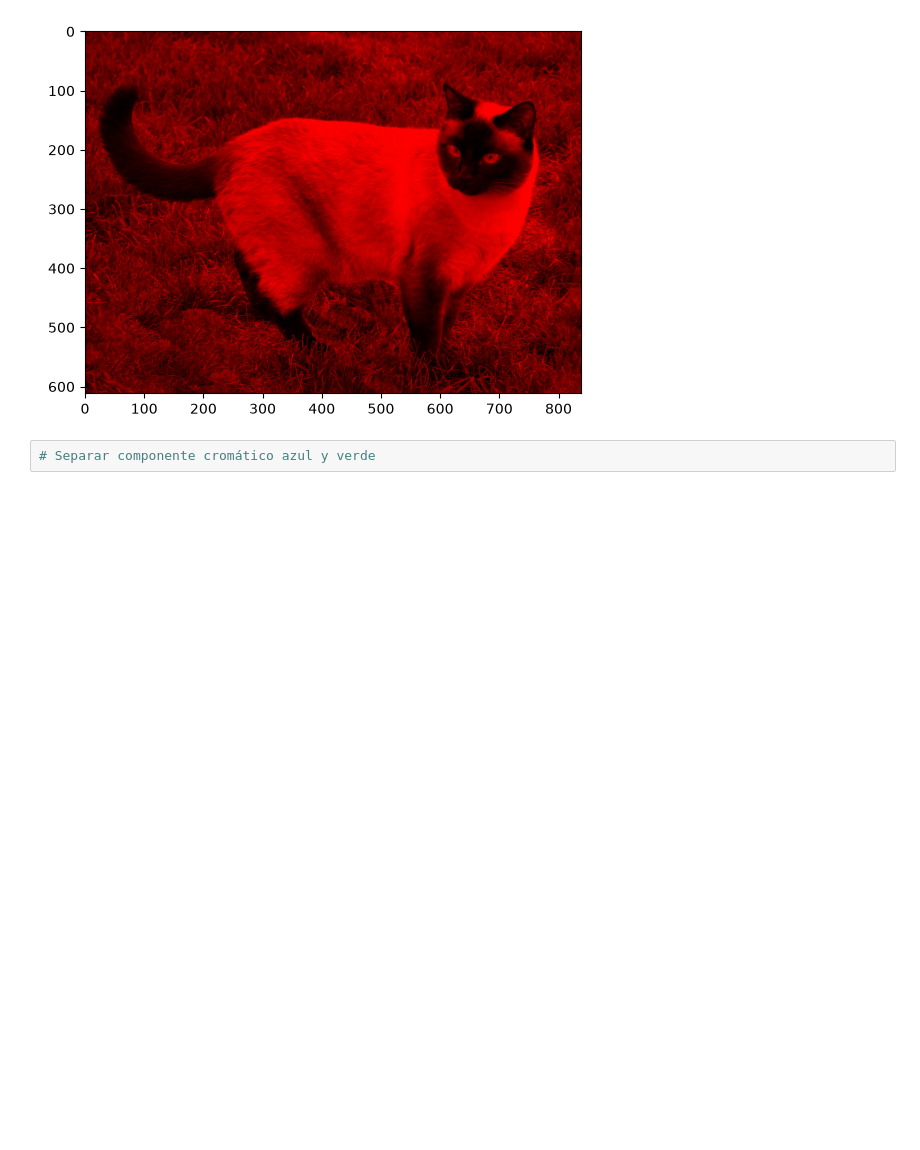
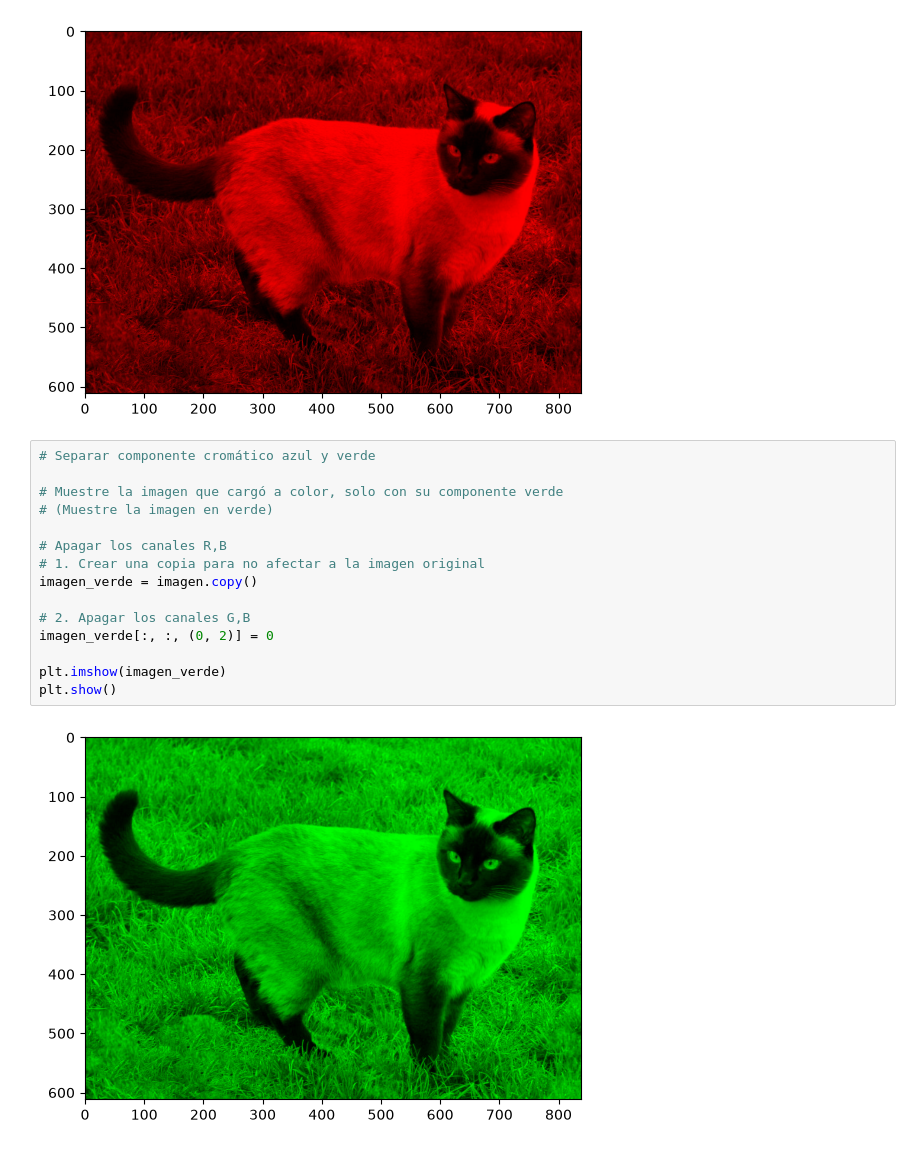
Before and after one commit to mikecr96/PDI-Ago-dic26-Gpo1, a Jupyter notebook: Semana V/color.ipynb, the cells around one changed output. Cells and saved outputs as stored; diff of their text form; blank space fills up the shorter version.

```diff
--- a/Semana V/color.ipynb
+++ b/Semana V/color.ipynb
@@ -89,3 +87,18 @@ plt.show()
 [figure]
 # %%
 # Separar componente cromático azul y verde
+
+# Muestre la imagen que cargó a color, solo con su componente verde
+# (Muestre la imagen en verde)
+
+# Apagar los canales R,B
+# 1. Crear una copia para no afectar a la imagen original
+imagen_verde = imagen.copy()
+
+# 2. Apagar los canales G,B
+imagen_verde[:, :, (0, 2)] = 0
+
+plt.imshow(imagen_verde)
+plt.show()
+# %% [output]
+[figure, added]
```
Also changed, not shown: parts of 6 cells of this notebook, 1 other file.
